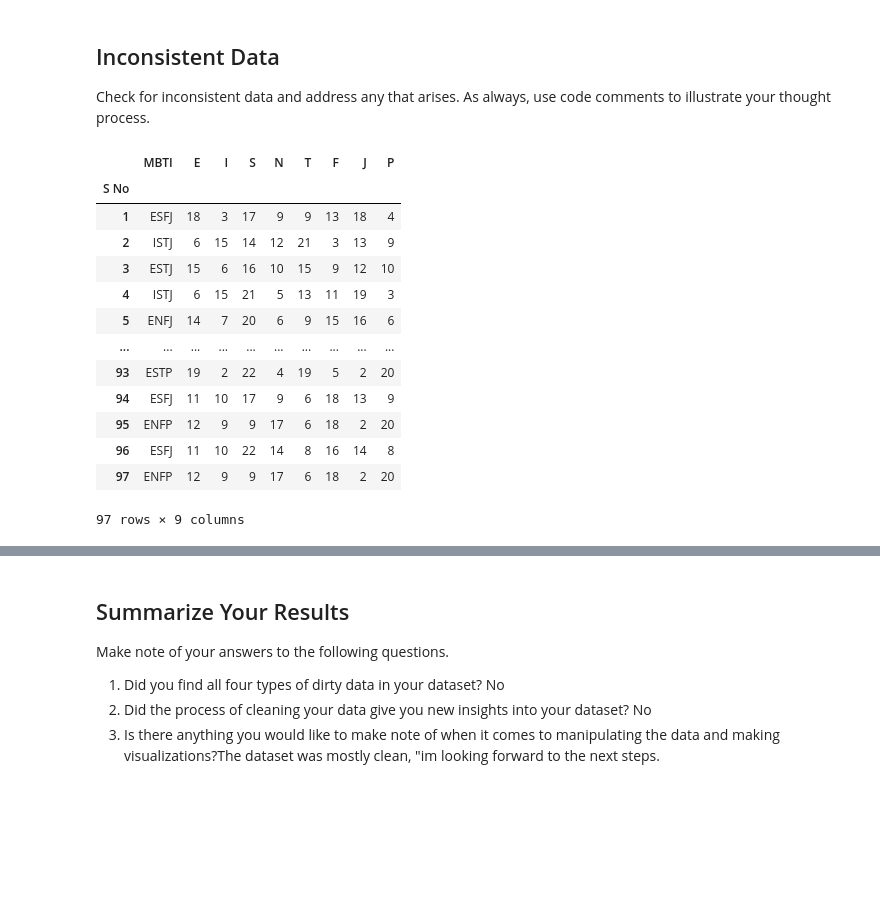
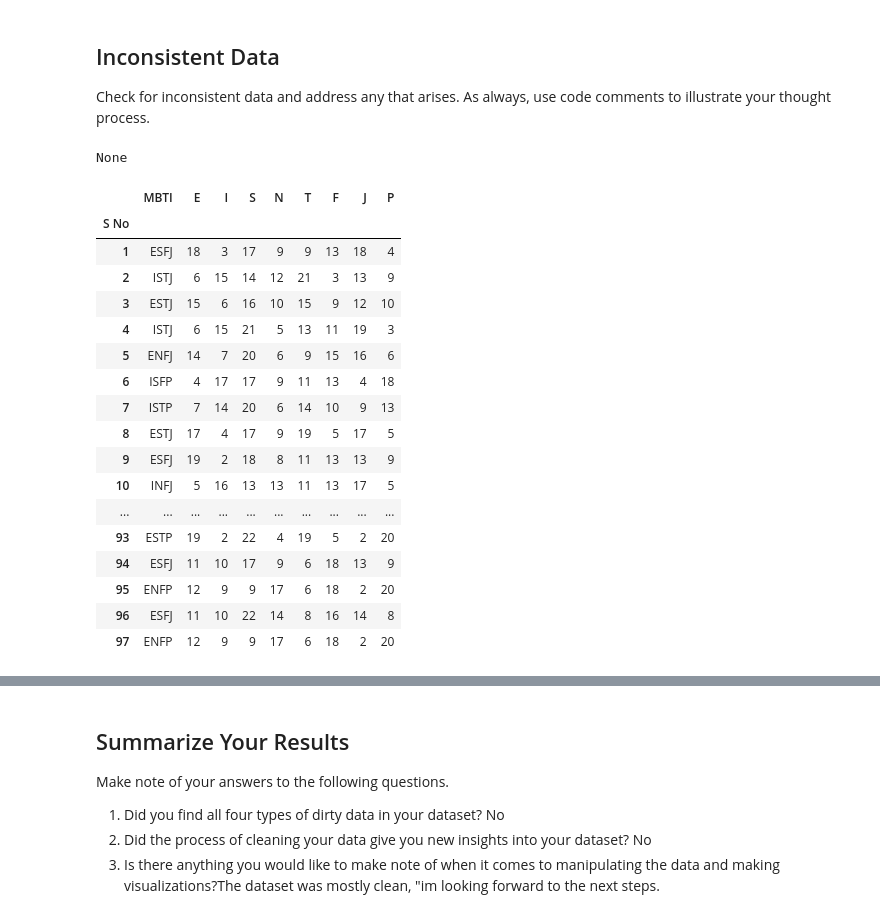
Before and after one commit to knhaye13/Graded-Assignment-4, a Jupyter notebook: checkpoint-three.ipynb, the cells around one changed output, grey strips where cells are left out. Drawn from its saved outputs; the diff is of its cells as text; code cells hidden in the pictures; blank space fills up the shorter version.

```diff
--- a/checkpoint-three.ipynb
+++ b/checkpoint-three.ipynb
@@ -88,26 +89,32 @@ Look for the different types of unnecessary data in your dataset and address it
 
 Check for inconsistent data and address any that arises. As always, use code comments to illustrate your thought process.
 # %%
-# #checking for any inconsistencies
-# sort_df = df.sort_values(by=['AGE', 'HEIGHT', 'WEIGHT'], ascending=True, inplace=False)
-# group_df = sort_df.groupby('SEX')
-# group_df.sample(10)
+#created a new df to view numerical data for personality trait columns
+#I want to see all rows, checking default # of rows shown by pandas
+print(pd.get_option('display.max_rows'))
 
-#created a new df to view numerical data for personality trait columns
+#changing pandas to display all rows to ensure accuracy in personality type assignments
+pd.set_option('display.max_rows', None)
+
 new_df = df[['MBTI', 'E', 'I', 'S', 'N', 'T', 'F', 'J', 'P']]
 new_df
 # %% [output]
+None
 |  | MBTI | E | I | S | N | T | F | J | P |
 | S No |  |  |  |  |  |  |  |  |  |
 | 1 | ESFJ | 18 | 3 | 17 | 9 | 9 | 13 | 18 | 4 |
 | 2 | ISTJ | 6 | 15 | 14 | 12 | 21 | 3 | 13 | 9 |
 | 3 | ESTJ | 15 | 6 | 16 | 10 | 15 | 9 | 12 | 10 |
 | 4 | ISTJ | 6 | 15 | 21 | 5 | 13 | 11 | 19 | 3 |
 | 5 | ENFJ | 14 | 7 | 20 | 6 | 9 | 15 | 16 | 6 |
+| 6 | ISFP | 4 | 17 | 17 | 9 | 11 | 13 | 4 | 18 |
+| 7 | ISTP | 7 | 14 | 20 | 6 | 14 | 10 | 9 | 13 |
+| 8 | ESTJ | 17 | 4 | 17 | 9 | 19 | 5 | 17 | 5 |
+| 9 | ESFJ | 19 | 2 | 18 | 8 | 11 | 13 | 13 | 9 |
+| 10 | INFJ | 5 | 16 | 13 | 13 | 11 | 13 | 17 | 5 |
 | ... | ... | ... | ... | ... | ... | ... | ... | ... | ... |
 | 93 | ESTP | 19 | 2 | 22 | 4 | 19 | 5 | 2 | 20 |
 | 94 | ESFJ | 11 | 10 | 17 | 9 | 6 | 18 | 13 | 9 |
 | 95 | ENFP | 12 | 9 | 9 | 17 | 6 | 18 | 2 | 20 |
 | 96 | ESFJ | 11 | 10 | 22 | 14 | 8 | 16 | 14 | 8 |
 | 97 | ENFP | 12 | 9 | 9 | 17 | 6 | 18 | 2 | 20 |
-97 rows × 9 columns
```
Also changed, not shown: parts of 2 cells of this notebook.
